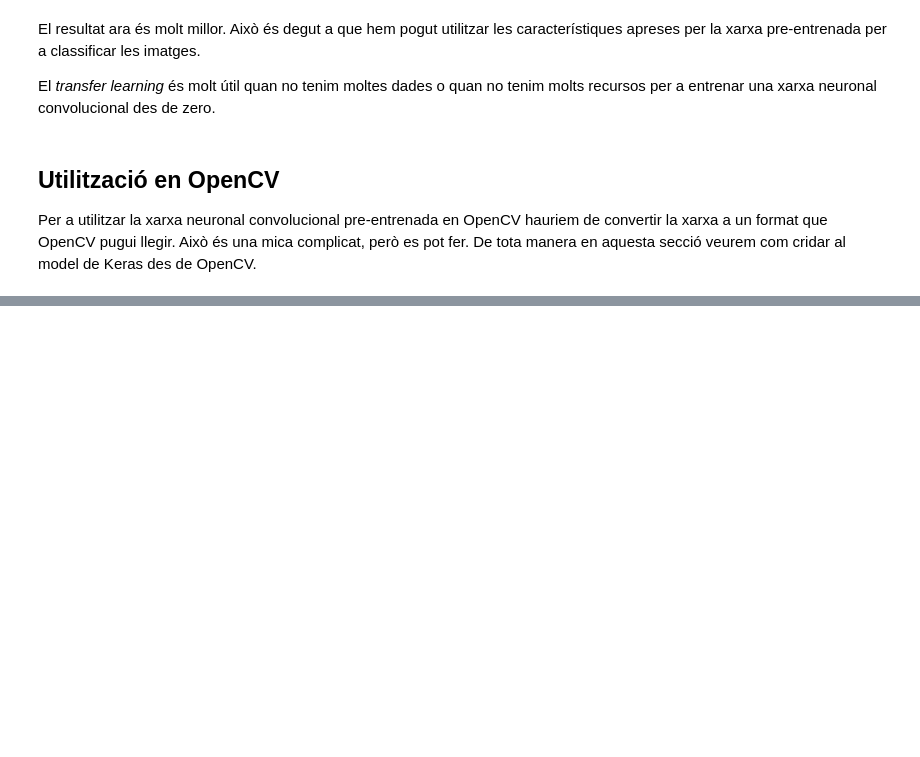
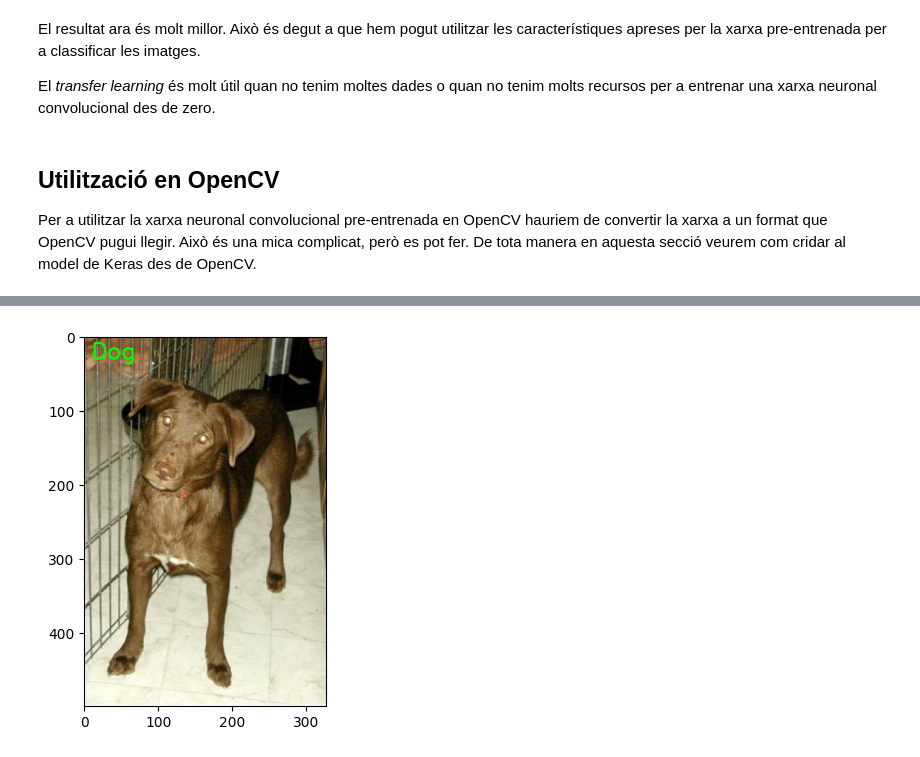
Before and after one commit to lawer/mia, a Jupyter notebook: apunts/8.-Reconeixement imatges/2_Classificacio_imatges_gossos_gats.ipynb, the cells around one changed output, grey strips where cells are left out. Cells and saved outputs as stored; diff of their text form; code cells hidden in the pictures; blank space fills up the shorter version.

```diff
--- a/apunts/8.-Reconeixement imatges/2_Classificacio_imatges_gossos_gats.ipynb
+++ b/apunts/8.-Reconeixement imatges/2_Classificacio_imatges_gossos_gats.ipynb
@@ -483,0 +487,3 @@ NameError: name 'model' is not defined
+# %%
+classify_image_opencv('data/PetImages/Dog/1.jpg')
+# %% [output]
@@ -483,0 +492 @@ NameError: name 'model' is not defined
+[figure, added]
```
Also changed, not shown: parts of 14 cells of this notebook.
